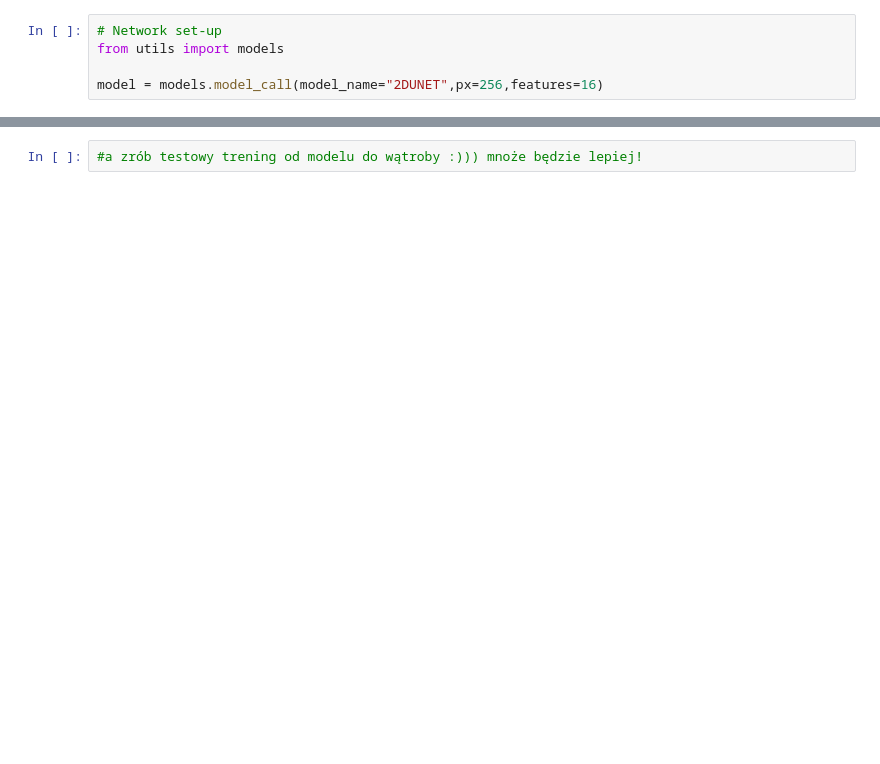
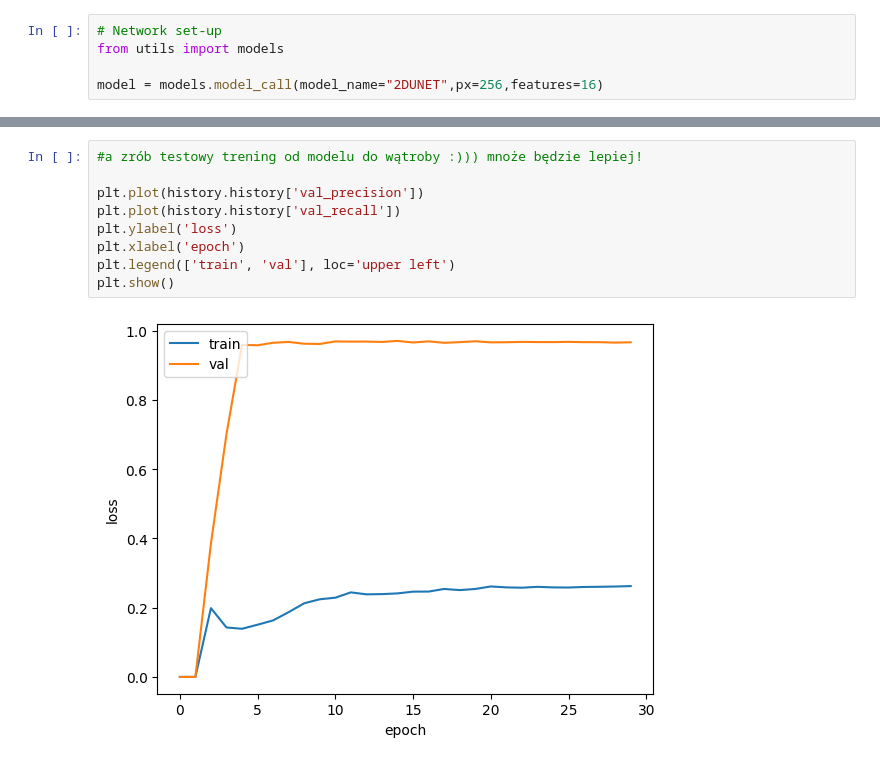
Before and after one commit to Kaczmarekrr/3DRDNN, a Jupyter notebook: pipeline_lesion_segmentation.ipynb, the cells around one changed output, grey strips where cells are left out. Drawn from its saved outputs; the diff is of its cells as text; blank space fills up the shorter version.

```diff
--- a/pipeline_lesion_segmentation.ipynb
+++ b/pipeline_lesion_segmentation.ipynb
@@ -215,2 +186,11 @@ NameError: name 'history' is not defined
 # %%
 #a zrób testowy trening od modelu do wątroby :))) mnoże będzie lepiej!
+
+plt.plot(history.history['val_precision'])
+plt.plot(history.history['val_recall'])
+plt.ylabel('loss')
+plt.xlabel('epoch')
+plt.legend(['train', 'val'], loc='upper left')
+plt.show()
+# %% [output]
+[figure, added]
```
Also changed, not shown: parts of 10 cells of this notebook, 6 other files.
